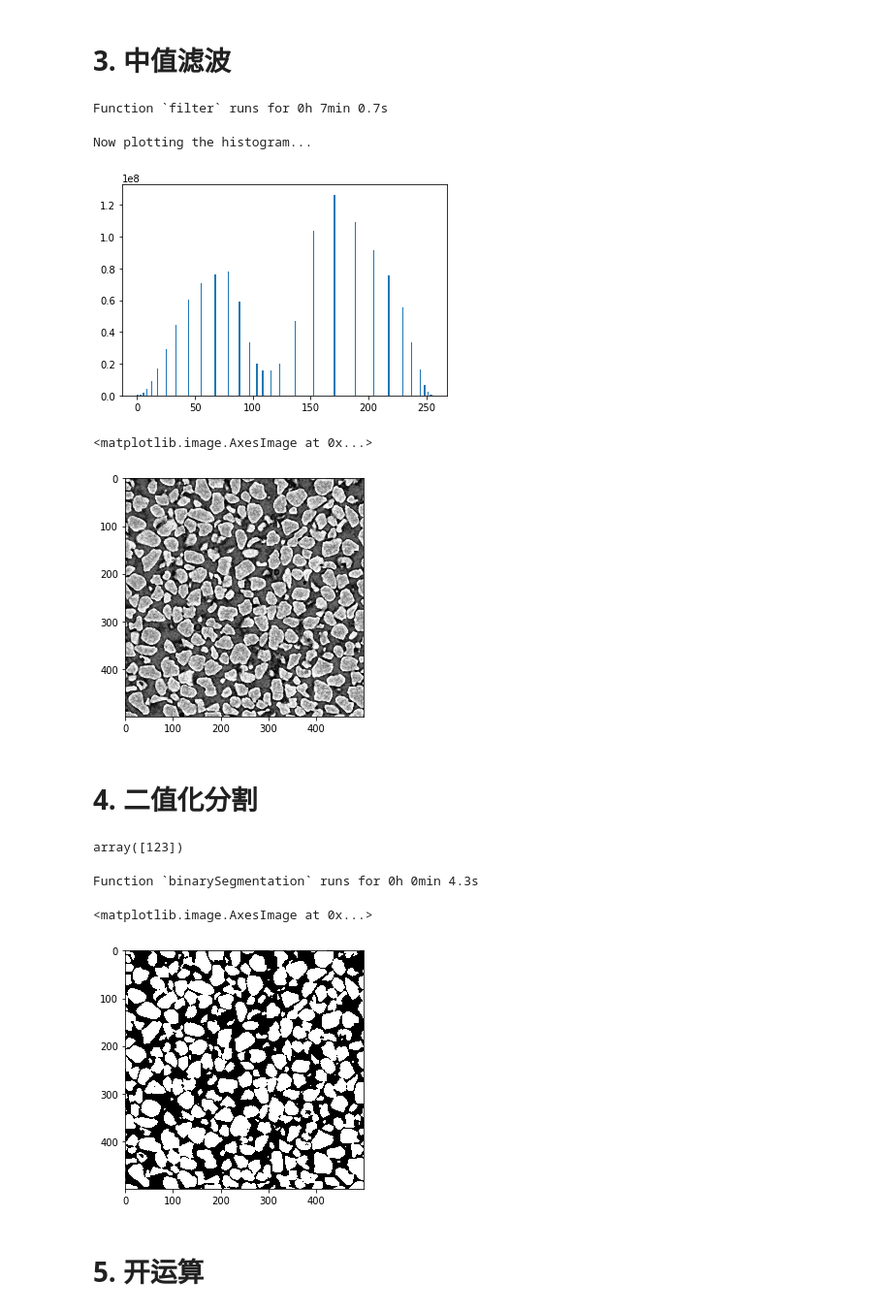
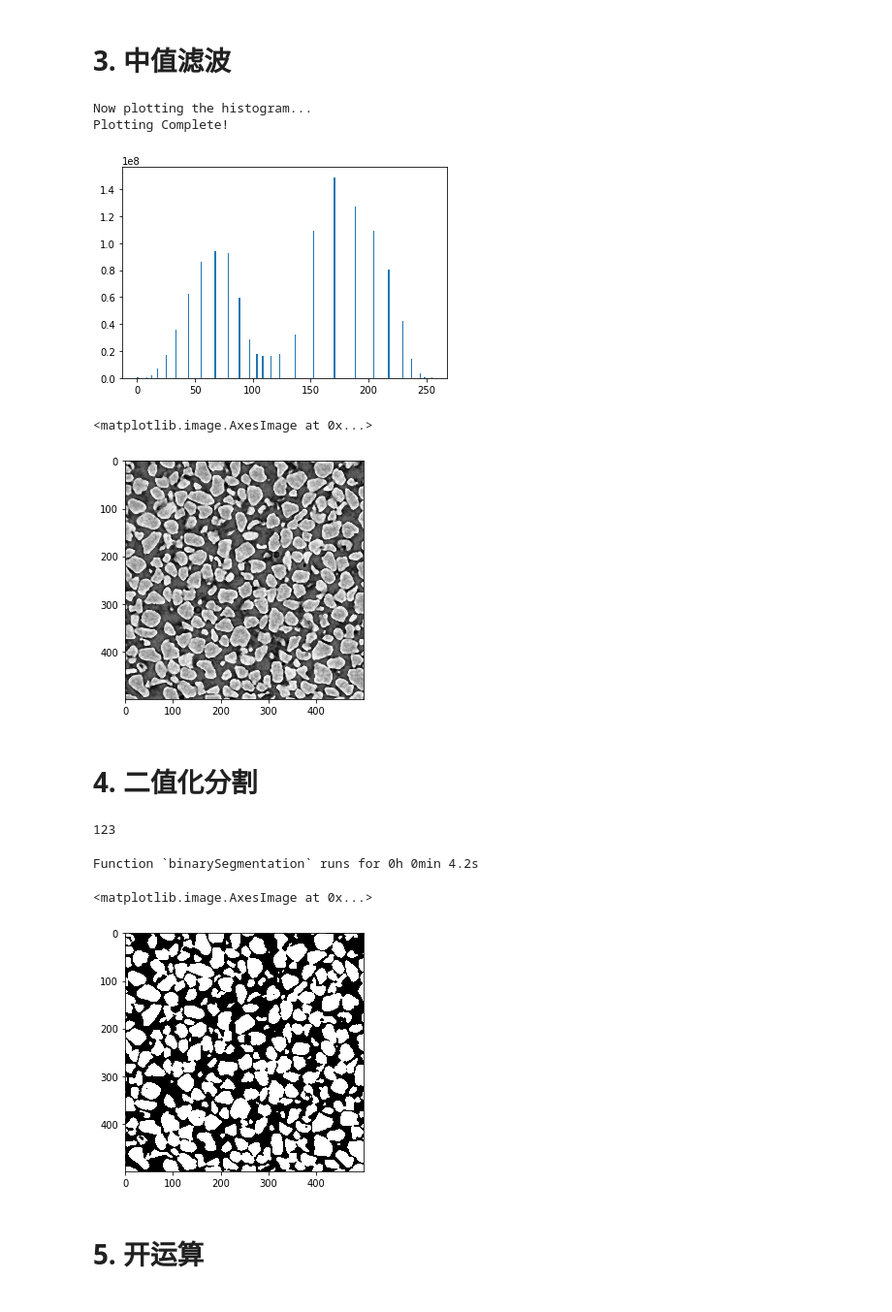
Before and after one commit to chua-n/soil, a Jupyter notebook: SandHeap500.ipynb, the cells around one changed output. Shown at 97% size. Cells and saved outputs as stored; diff of their text form; code cells hidden in the pictures.

```diff
--- a/SandHeap500.ipynb
+++ b/SandHeap500.ipynb
@@ -49,31 +51,32 @@ print(sandHeap.data.shape, sandHeap.data.dtype)
 (500, 1766, 1766) uint8
 # %% [markdown]
 # 3. 中值滤波
-# %%
-sandHeap.filter(method="median")
-# %% [output]
-Function `filter` runs for 0h 7min 0.7s
+# %%
+# sandHeap.filter(mode="median", cycle=1)
+sandHeap.data = np.load('./data/liutao/v1/filtered.npy')
+sandHeap.setStatus("filtered")
 # %%
 _ = sandHeap.drawHistogram()
 # %% [output]
 Now plotting the histogram...
+Plotting Complete!
-[figure, old version]
+[figure, new version]
 # %%
 io.imshow(sandHeap.data[250][500:1000, 500:1000])
 # %% [output]
 <matplotlib.image.AxesImage at 0x...>
-[figure, old version]
+[figure, new version]
 # %% [markdown]
 # 4. 二值化分割
 # %%
-grayThrd = filters.threshold_multiotsu(sandHeap.data[sandHeap.circleMask], classes=2, nbins=255)
+grayThrd = filters.threshold_otsu(sandHeap.data[sandHeap.circleMask], nbins=255)
 grayThrd
 # %% [output]
-array([123])
+123
 # %%
-sandHeap.binarySegmentation(threshold=108)
+sandHeap.binarySegmentation(threshold=grayThrd)
 io.imshow(img_as_ubyte(sandHeap.data[250][500:1000, 500:1000]))
 # %% [output]
-Function `binarySegmentation` runs for 0h 0min 4.3s
+Function `binarySegmentation` runs for 0h 0min 4.2s
 <matplotlib.image.AxesImage at 0x...>
-[figure, old version]
+[figure, new version]
```
Also changed, not shown: parts of 18 cells of this notebook, 6 other files.
